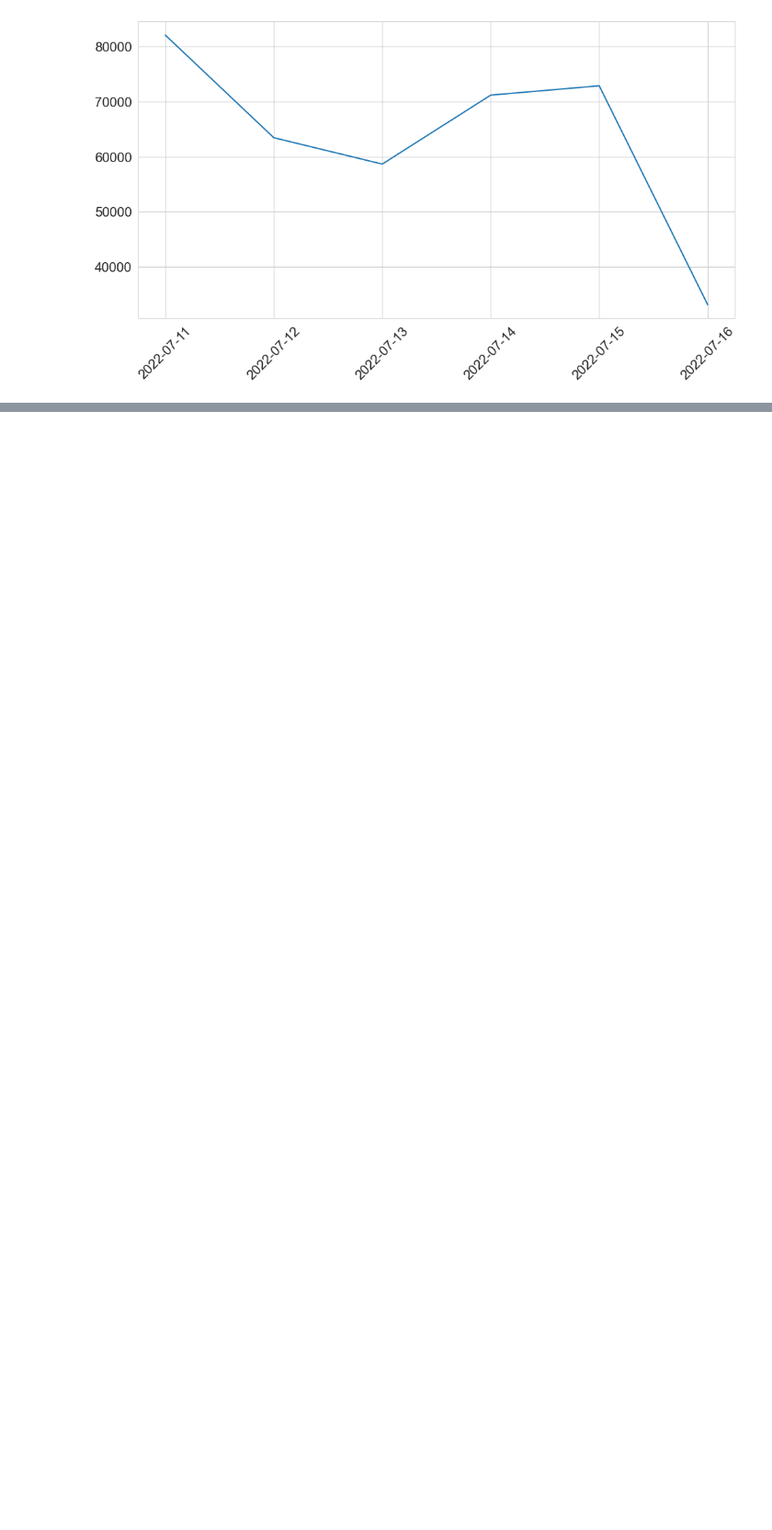
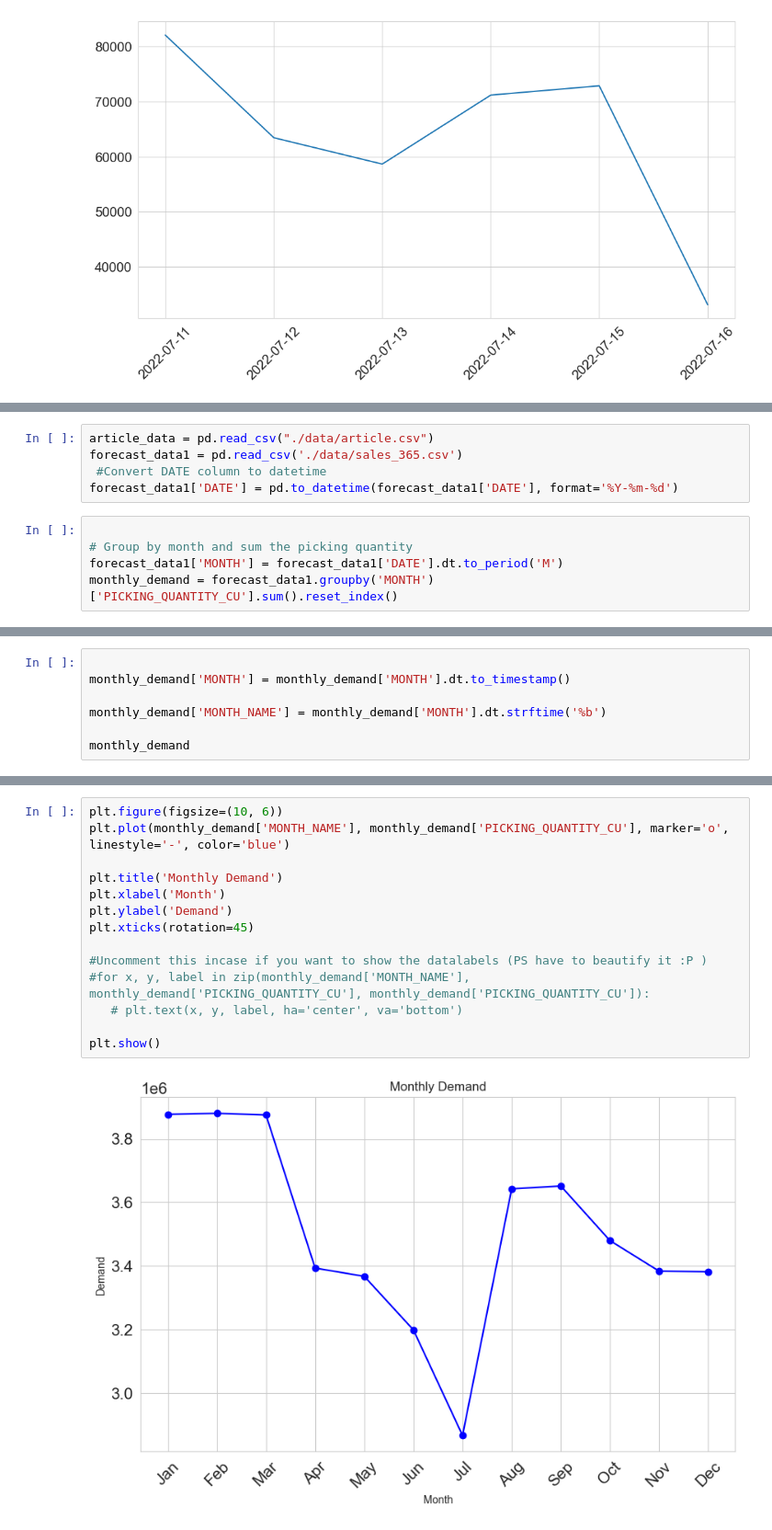
Before and after one commit to aravindakumaranv/PicnicTech, a Jupyter notebook: data_analysis.ipynb, the cells around one changed output, grey strips where cells are left out. Shown at 92% size. Drawn from its saved outputs; the diff is of its cells as text; blank space fills up the shorter version.

```diff
--- a/data_analysis.ipynb
+++ b/data_analysis.ipynb
@@ -194,0 +231,10 @@ plt.show()
+# %%
+article_data = pd.read_csv("./data/article.csv")
+forecast_data1 = pd.read_csv('./data/sales_365.csv')
+ #Convert DATE column to datetime
+forecast_data1['DATE'] = pd.to_datetime(forecast_data1['DATE'], format='%Y-%m-%d')
+# %%
+
+# Group by month and sum the picking quantity
+forecast_data1['MONTH'] = forecast_data1['DATE'].dt.to_period('M')
+monthly_demand = forecast_data1.groupby('MONTH')['PICKING_QUANTITY_CU'].sum().reset_index()
@@ -194,0 +263,7 @@ plt.show()
+# %%
+
+monthly_demand['MONTH'] = monthly_demand['MONTH'].dt.to_timestamp()
+
+monthly_demand['MONTH_NAME'] = monthly_demand['MONTH'].dt.strftime('%b')
+
+monthly_demand
@@ -194,0 +284,16 @@ plt.show()
+# %%
+plt.figure(figsize=(10, 6))
+plt.plot(monthly_demand['MONTH_NAME'], monthly_demand['PICKING_QUANTITY_CU'], marker='o', linestyle='-', color='blue')
+
+plt.title('Monthly Demand')
+plt.xlabel('Month')
+plt.ylabel('Demand')
+plt.xticks(rotation=45)
+
+#Uncomment this incase if you want to show the datalabels (PS have to beautify it :P )
+#for x, y, label in zip(monthly_demand['MONTH_NAME'], monthly_demand['PICKING_QUANTITY_CU'], monthly_demand['PICKING_QUANTITY_CU']):
+   # plt.text(x, y, label, ha='center', va='bottom')
+
+plt.show()
+# %% [output]
+[figure, added]
```
Also changed, not shown: parts of 33 cells of this notebook.
